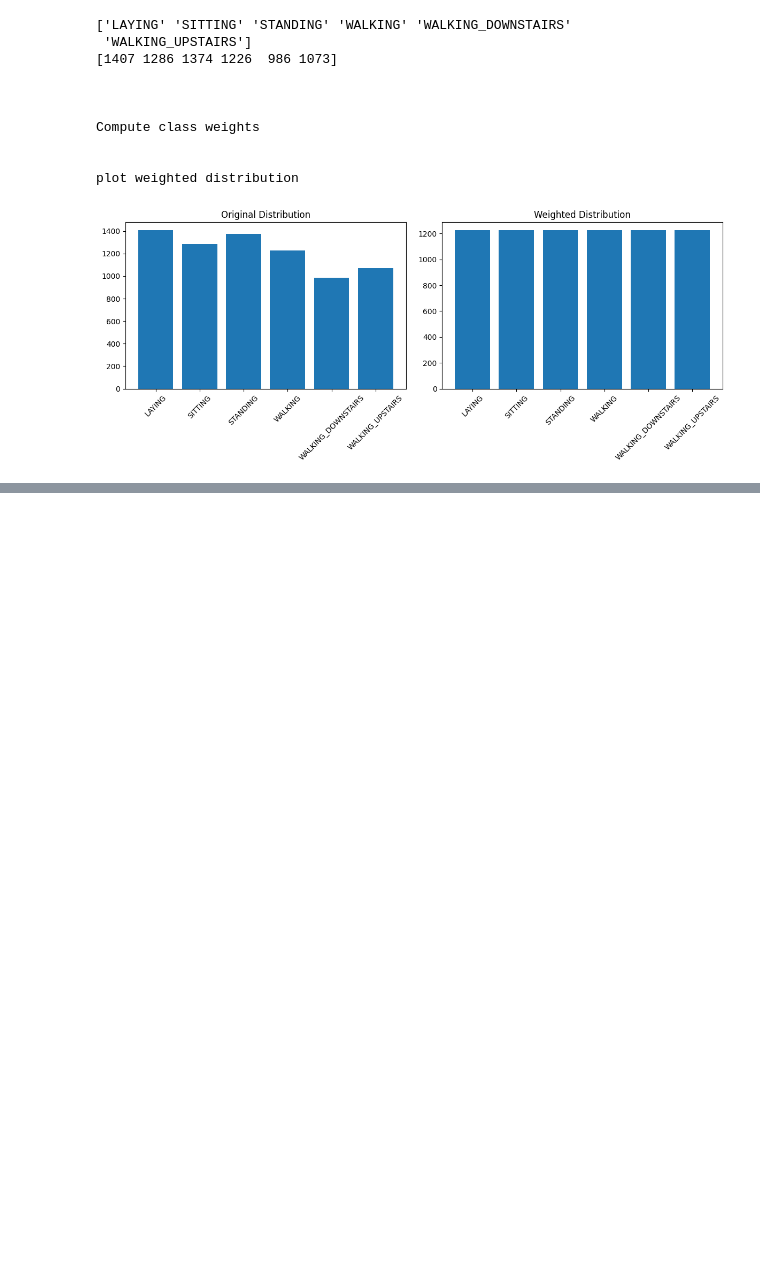
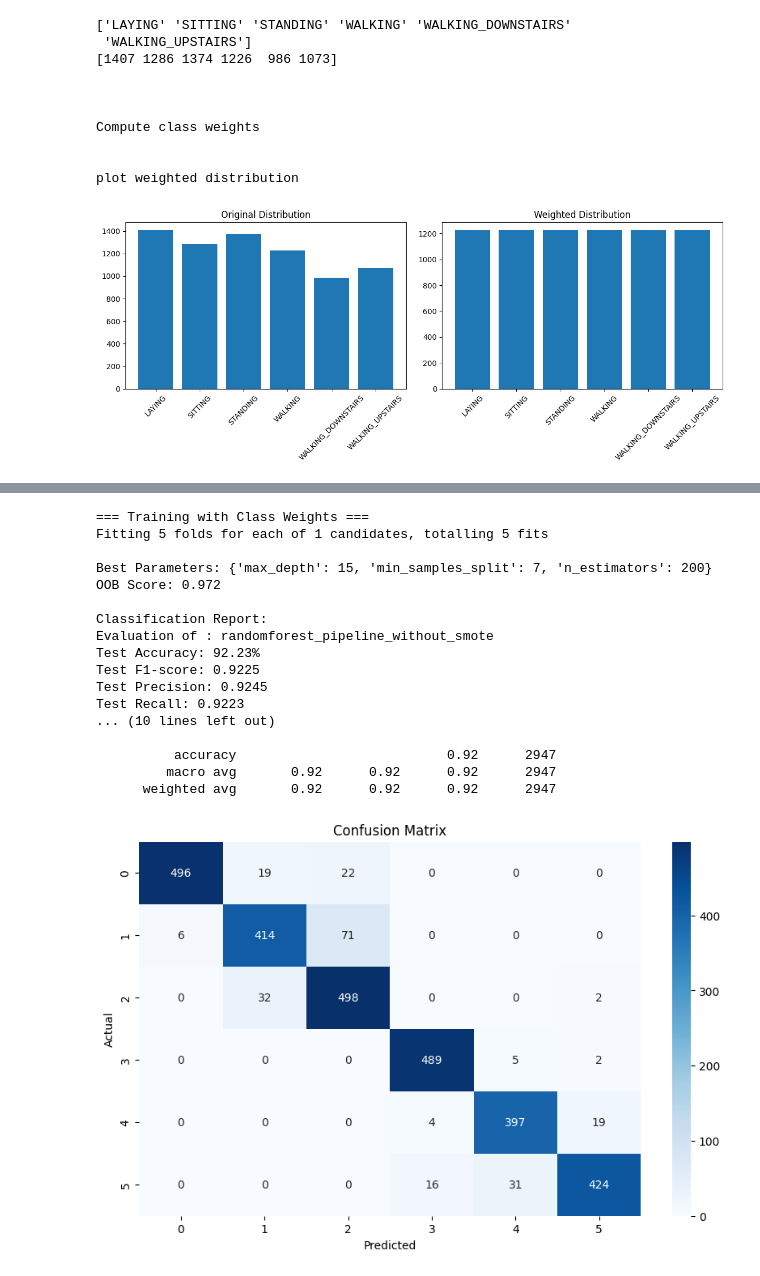
Before and after one commit to capstone-by-group-5/activity-recognition-health-ai, a Jupyter notebook: notebooks/human-activity-recognition-app.ipynb, the cells around one changed output, grey strips where cells are left out. Drawn from its saved outputs; the diff is of its cells as text; code cells hidden in the pictures; blank space fills up the shorter version.

```diff
--- a/notebooks/human-activity-recognition-app.ipynb
+++ b/notebooks/human-activity-recognition-app.ipynb
@@ -522,7 +519,7 @@ def plot_weighted_distribution(y, class_weights, encoder):
     plt.tight_layout()
     plt.show()
 # %%
-def randomforest_pipeline_without_smote(X_train, y_train, X_test, y_test, class_weights):
+def train_random_forest(X_train, y_train, X_test, y_test, class_weights):
     """Simplified Random Forest pipeline with class weighting"""
 
     # Convert class weights to per-sample weights
@@ -566,19 +563,4 @@ def randomforest_pipeline_without_smote(X_train, y_train, X_test, y_test, class_
     print("\nClassification Report:")
     evaluate_model("randomforest_pipeline_without_smote", y_test, y_pred)
 
-  #  print(classification_report(y_test, y_pred))
-
-    # Confusion matrix plot
-  #  create_confusion_matrix(y_test, y_pred)
-    # plt.figure(figsize=(10,6))
-    # sns.heatmap(confusion_matrix(y_test, y_pred),
-    #             annot=True, fmt='d', cmap='Blues',
-    #             xticklabels=np.unique(y_test),
-    #             yticklabels=np.unique(y_test))
-    # plt.title('Confusion Matrix')
-    # plt.xlabel('Predicted')
-    # plt.ylabel('Actual')
-    # plt.show()
-
-
     return best_model, y_pred
@@ -908,6 +841,25 @@ for i in range(num_offsets):
 # %%
 # Traing and evaluate RandomForest Model
-model_random_forest_without_smote, y_pred_random_forest_without_smote = randomforest_pipeline_without_smote(X_train, y_train, X_test, y_test, class_weights)
+model_random_forest_without_smote, y_pred_random_forest_without_smote = train_random_forest(X_train, y_train, X_test, y_test, class_weights)
+# %% [output]
+=== Training with Class Weights ===
+Fitting 5 folds for each of 1 candidates, totalling 5 fits
+
+Best Parameters: {'max_depth': 15, 'min_samples_split': 7, 'n_estimators': 200}
+OOB Score: 0.972
+
+Classification Report:
+Evaluation of : randomforest_pipeline_without_smote
+Test Accuracy: 92.23%
+Test F1-score: 0.9225
+Test Precision: 0.9245
+Test Recall: 0.9223
+... (10 lines left out)
+
+          accuracy                           0.92      2947
+         macro avg       0.92      0.92      0.92      2947
+      weighted avg       0.92      0.92      0.92      2947
+[figure, added]
 # %%
 # Ensure X_train and y_train have the correct shapes
 print("X_train shape:", X_train.shape)
```
Also changed, not shown: parts of 32 cells of this notebook, 4 other files.
